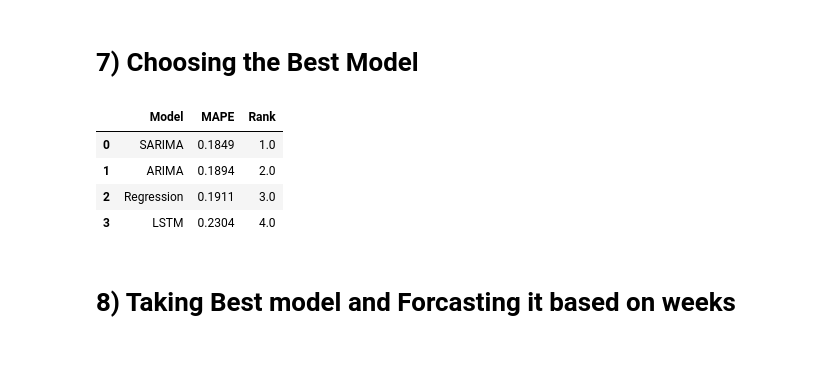
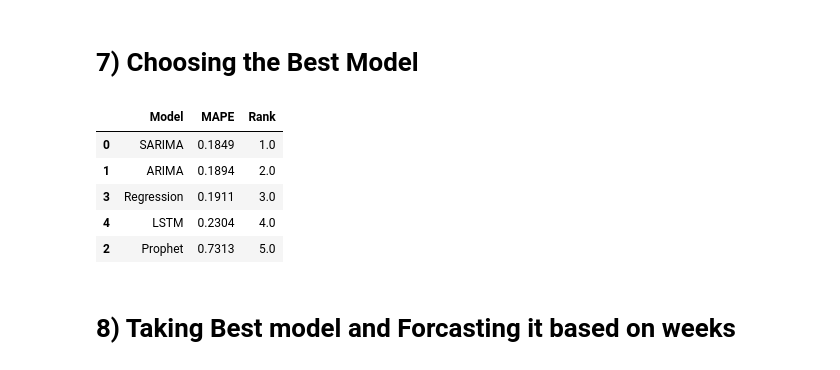
Before and after one commit to praveenaaaron/Dominos---Predictive-Purchase-Order-System, a Jupyter notebook: dominos.ipynb, the cells around one changed output. Saved outputs shown, nothing was run; the diff lists cells and outputs as text; code cells hidden in the pictures.

```diff
--- a/dominos.ipynb
+++ b/dominos.ipynb
@@ -1219,25 +1325,26 @@ plt.show()
 # %%
 import pandas as pd
 
 # Model results as a dictionary
 model_performance = {
-    'Model': ['SARIMA', 'ARIMA', 'Regression','LSTM'],
-    'MAPE': [0.1849, 0.1894, 0.1911, 0.2304]
+    'Model': ['SARIMA', 'ARIMA', 'Prophet','Regression','LSTM'],
+    'MAPE': [ 0.1849, 0.1894, 0.7313,0.1911, 0.2304]
 }
 
 # Createing a DataFrame
 df_performance = pd.DataFrame(model_performance)
 df_performance['Rank'] = df_performance['MAPE'].rank()
 df_performance = df_performance.sort_values('MAPE', ascending=True)
 
 # Display table
 df_performance
 # %% [output]
 |  | Model | MAPE | Rank |
 | 0 | SARIMA | 0.1849 | 1.0 |
 | 1 | ARIMA | 0.1894 | 2.0 |
-| 2 | Regression | 0.1911 | 3.0 |
-| 3 | LSTM | 0.2304 | 4.0 |
+| 3 | Regression | 0.1911 | 3.0 |
+| 4 | LSTM | 0.2304 | 4.0 |
+| 2 | Prophet | 0.7313 | 5.0 |
 # %% [markdown]
 # 8) Taking Best model and Forcasting it based on weeks
 # %%
```
Also changed, not shown: parts of 21 cells of this notebook, 1 other file.
